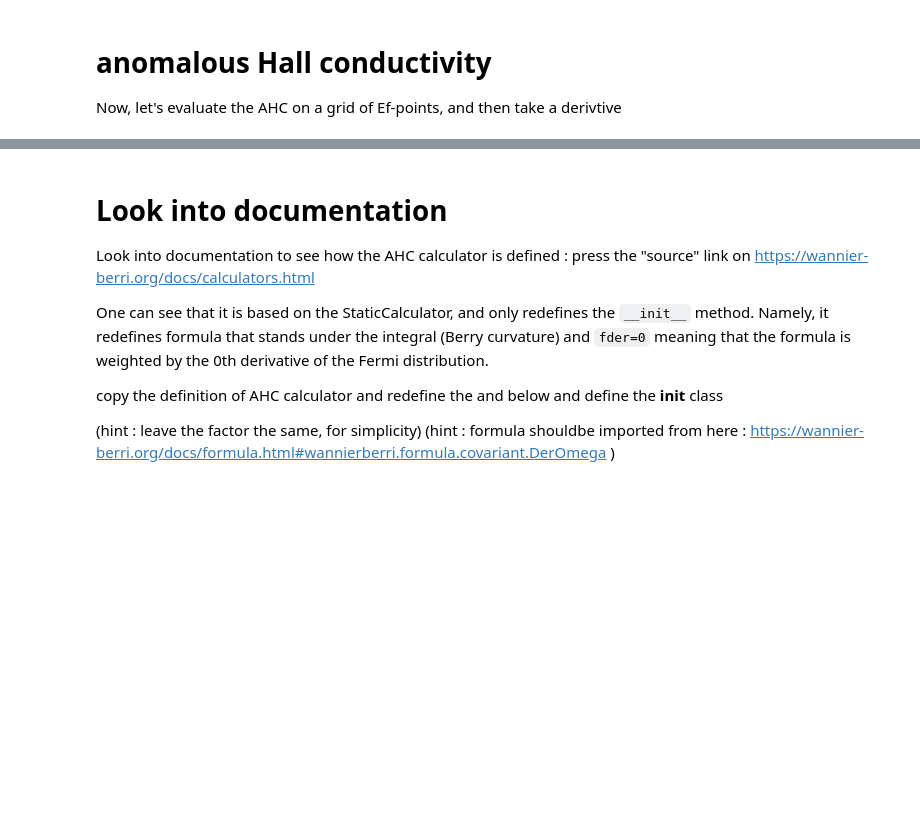
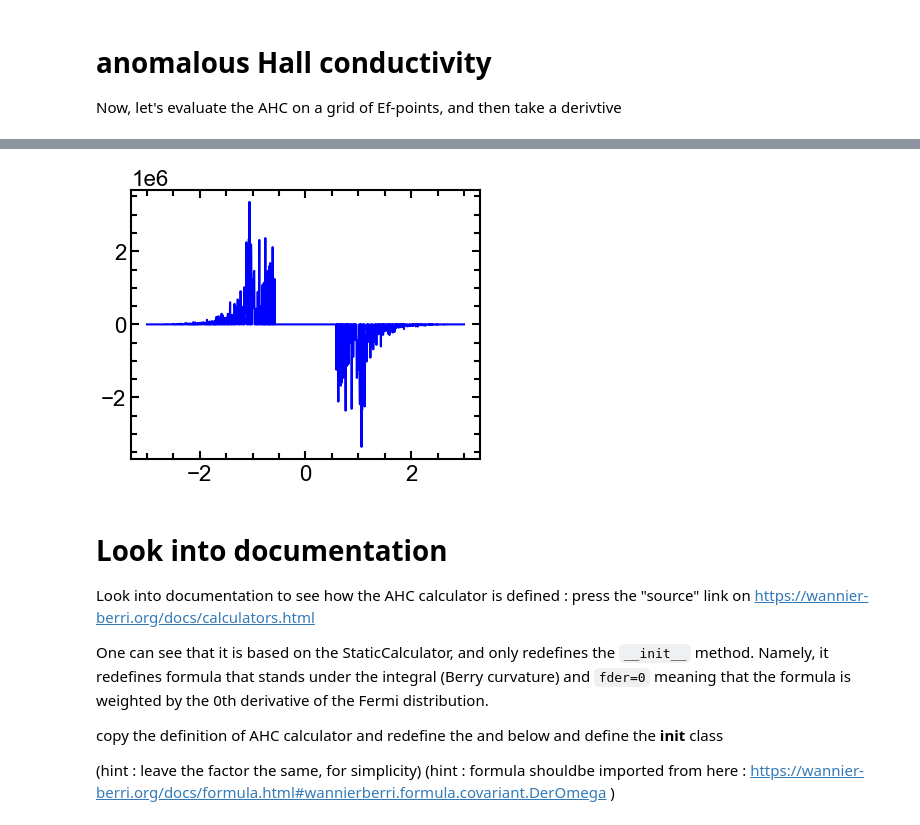
Before and after one commit to myhanna/WB-project, a Jupyter notebook: tutorial-wb-DIY.ipynb, the cells around one changed output, grey strips where cells are left out. Drawn from its saved outputs; the diff is of its cells as text; code cells hidden in the pictures; blank space fills up the shorter version.

```diff
--- a/tutorial-wb-DIY.ipynb
+++ b/tutorial-wb-DIY.ipynb
@@ -141,3 +141,18 @@ plt.plot(efnew, d_ahc_z)
+# %%
+# take the derivative
+d_ef=ef[1]-ef[0]
+d_ahc_z = (ahc_z[1:]-ahc_z[:-1])/d_ef
+efnew = (ef[1:]+ef[:-1])/2
+
+
+# plotting
+fig = plt.figure(figsize=(4.5, 3.5))
+
+plt.plot(efnew, d_ahc_z, 'b-',lw=1.5)
+
+plt.show()
+# %% [output]
+[figure, added]
 # %% [markdown]
 # Look into documentation
 
```
Also changed, not shown: parts of 14 cells of this notebook.
